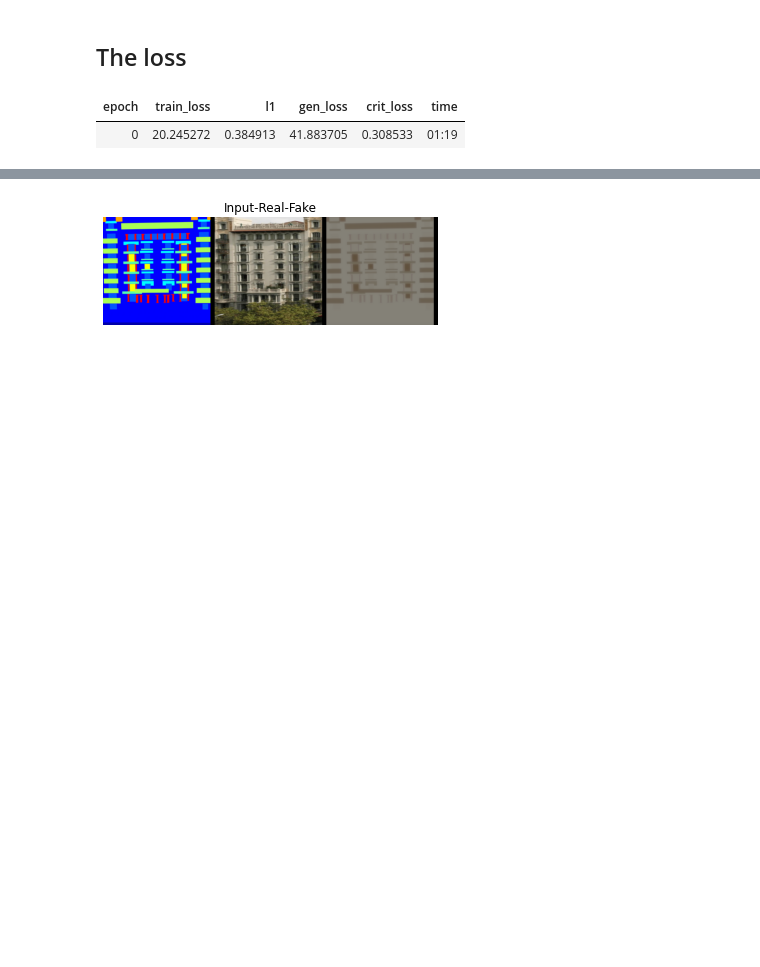
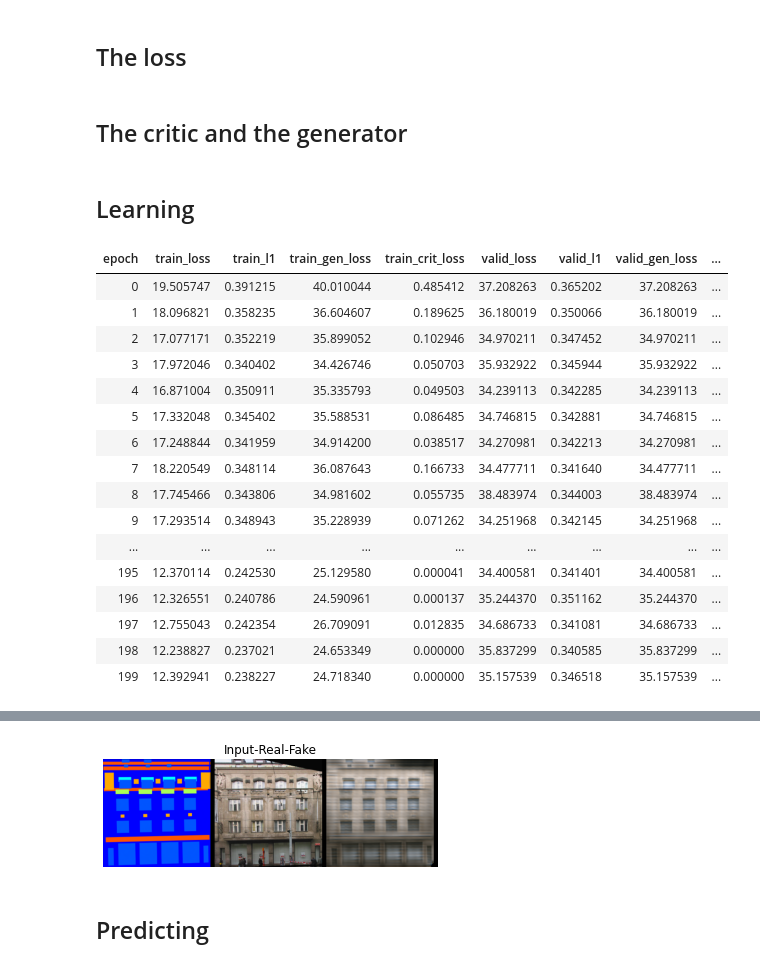
Before and after one commit to ababino/fastpapers, a Jupyter notebook: 01_isola2017image.ipynb, the cells around one changed output, grey strips where cells are left out. Saved outputs shown, nothing was run; the diff lists cells and outputs as text; code cells hidden in the pictures; blank space fills up the shorter version.

```diff
--- a/01_isola2017image.ipynb
+++ b/01_isola2017image.ipynb
@@ -48,7 +54,7 @@ facades = DataBlock(
                     blocks=(ImageBlock, ImageTupleBlock),
                     get_items=get_tuple_files,
                     get_x=itemgetter(0),
-                    splitter=RandomSplitter(seed=12),
+                    splitter=RandomSplitter(seed=12,valid_pct=0.338),
                     item_tfms=Resize(2*im_size, ResizeMethod.Squish),
                     batch_tfms=[Normalize.from_stats(0.5*torch.ones(3), 0.5*torch.ones(3)),
                                 *aug_transforms(size=im_size,mult=0.1, max_lighting=0, p_lighting=0)],
@@ -75,11 +81,13 @@ def crit_bce_loss(real_pred, fake_pred):
     loss_neg = nn.BCEWithLogitsLoss()(fake_pred, zeros)
     loss_pos = nn.BCEWithLogitsLoss()(real_pred, ones)
     return (loss_neg+ loss_pos)/2
+# %% [markdown]
+## The critic and the generator
 # %%
-gen_base = gan_critic(n_channels=3, nf=64)
+gen_base = basic_critic(64, n_channels=3, n_features=64)
 gen_base = nn.Sequential(*list(gen_base.children())[:-2])
 generator = ConditionalGenerator(gen_base,3, (256, 256),
-                                 norm_type=NormType.Spectral,
+                                 norm_type=NormType.Batch,
                                  y_range=(-1,1),
                                  act_cls=partial(nn.LeakyReLU, negative_slope=0.2, inplace=True)
                                  )
@@ -88,3 +94,7 @@ critic = SiameseCritic(n_channels=6, nf=64)
+# %%
+critic = SiameseCritic(basic_critic(64, n_channels=6, n_features=64, act_cls=partial(nn.LeakyReLU, negative_slope=0.2, inplace=True)))
+# %% [markdown]
+## Learning
 # %%
 learn = GANLearner(dls,
                    generator,
@@ -94,17 +104,32 @@ learn = GANLearner(dls,
                    switcher=FixedGANSwitcher(n_crit=1, n_gen=1),
                    metrics=[l1],
                    opt_func = Adam,
-                   switch_eval=False,
-                   cbs=[GANDiscriminativeLR(mult_lr=4.)]
                   )
 learn.recorder.train_metrics=True
-learn.recorder.valid_metrics=False
+learn.recorder.valid_metrics=True
 # %%
-epochs = 1
-learn.fit(epochs, lr_max=0.0001)
+epochs = 200
+learn.fit(epochs, lr_max=0.0002)
 learn.show_results(max_n=1, ds_idx=0)
 # %% [output]
-| epoch | train_loss | l1 | gen_loss | crit_loss | time |
-| 0 | 20.245272 | 0.384913 | 41.883705 | 0.308533 | 01:19 |
+| epoch | train_loss | train_l1 | train_gen_loss | train_crit_loss | valid_loss | valid_l1 | valid_gen_loss | ... |
+| 0 | 19.505747 | 0.391215 | 40.010044 | 0.485412 | 37.208263 | 0.365202 | 37.208263 | ... |
+| 1 | 18.096821 | 0.358235 | 36.604607 | 0.189625 | 36.180019 | 0.350066 | 36.180019 | ... |
+| 2 | 17.077171 | 0.352219 | 35.899052 | 0.102946 | 34.970211 | 0.347452 | 34.970211 | ... |
+| 3 | 17.972046 | 0.340402 | 34.426746 | 0.050703 | 35.932922 | 0.345944 | 35.932922 | ... |
+| 4 | 16.871004 | 0.350911 | 35.335793 | 0.049503 | 34.239113 | 0.342285 | 34.239113 | ... |
+| 5 | 17.332048 | 0.345402 | 35.588531 | 0.086485 | 34.746815 | 0.342881 | 34.746815 | ... |
+| 6 | 17.248844 | 0.341959 | 34.914200 | 0.038517 | 34.270981 | 0.342213 | 34.270981 | ... |
+| 7 | 18.220549 | 0.348114 | 36.087643 | 0.166733 | 34.477711 | 0.341640 | 34.477711 | ... |
+| 8 | 17.745466 | 0.343806 | 34.981602 | 0.055735 | 38.483974 | 0.344003 | 38.483974 | ... |
+| 9 | 17.293514 | 0.348943 | 35.228939 | 0.071262 | 34.251968 | 0.342145 | 34.251968 | ... |
+| ... | ... | ... | ... | ... | ... | ... | ... | ... |
+| 195 | 12.370114 | 0.242530 | 25.129580 | 0.000041 | 34.400581 | 0.341401 | 34.400581 | ... |
+| 196 | 12.326551 | 0.240786 | 24.590961 | 0.000137 | 35.244370 | 0.351162 | 35.244370 | ... |
+| 197 | 12.755043 | 0.242354 | 26.709091 | 0.012835 | 34.686733 | 0.341081 | 34.686733 | ... |
+| 198 | 12.238827 | 0.237021 | 24.653349 | 0.000000 | 35.837299 | 0.340585 | 35.837299 | ... |
+| 199 | 12.392941 | 0.238227 | 24.718340 | 0.000000 | 35.157539 | 0.346518 | 35.157539 | ... |
 [interactive output not drawn]
-[figure, old version]
+[figure, new version]
+# %% [markdown]
+## Predicting
```
Also changed, not shown: parts of 9 cells of this notebook, 2 other files.
